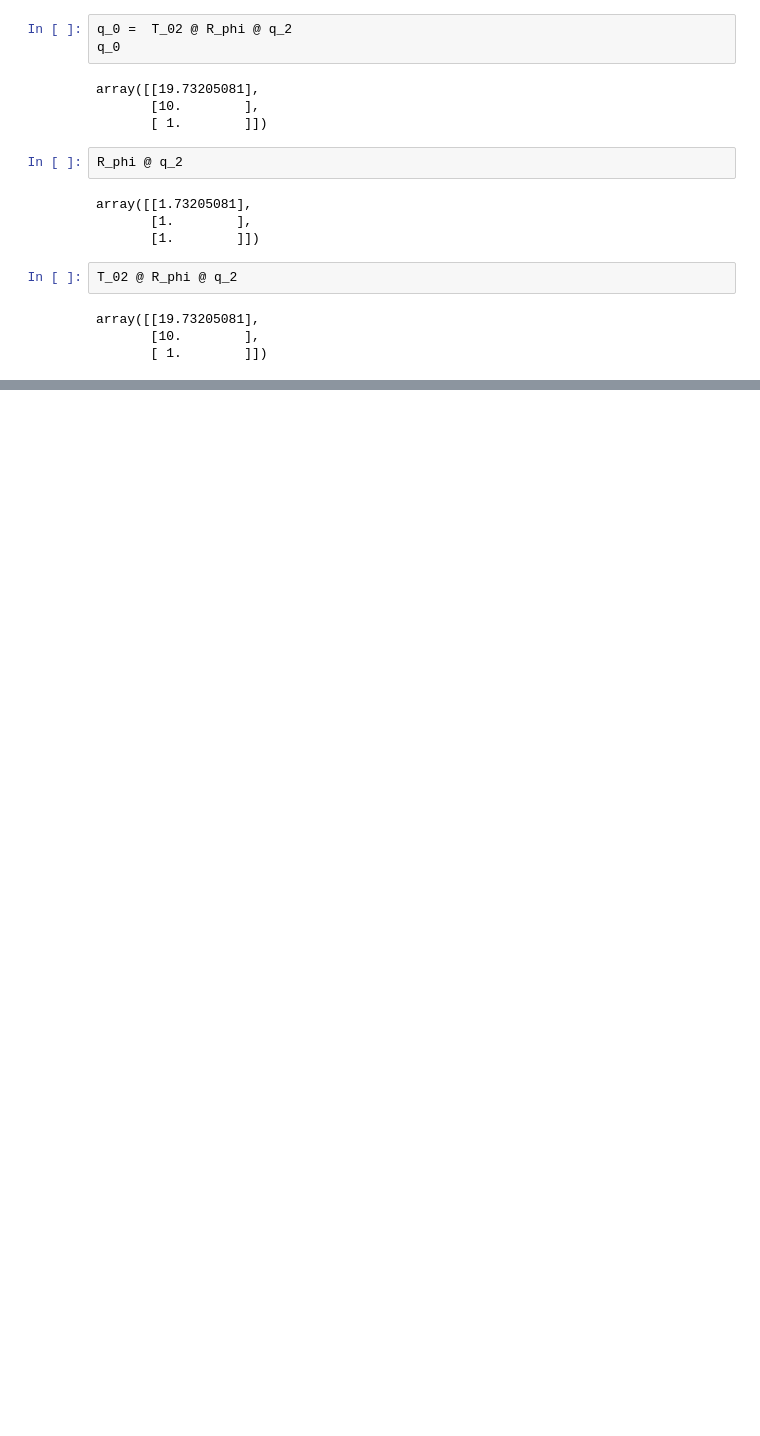
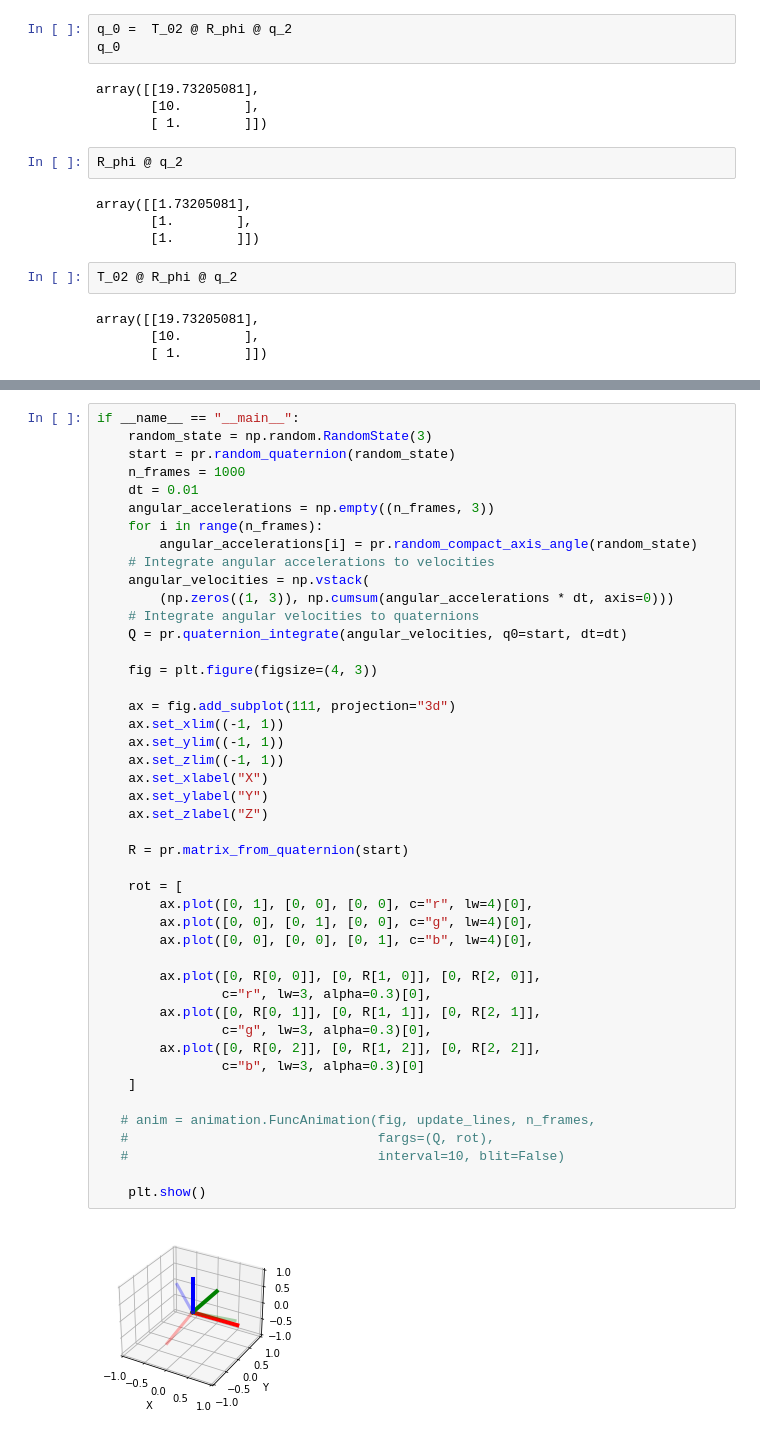
Before and after one commit to eraldoribeiro/changeOfCoordinates, a Jupyter notebook: changeOfBasis.ipynb, the cells around one changed output, grey strips where cells are left out. Drawn from its saved outputs; the diff is of its cells as text; blank space fills up the shorter version.

```diff
--- a/changeOfBasis.ipynb
+++ b/changeOfBasis.ipynb
@@ -302,0 +340,47 @@ array([[19.73205081],
+# %%
+if __name__ == "__main__":
+    random_state = np.random.RandomState(3)
+    start = pr.random_quaternion(random_state)
+    n_frames = 1000
+    dt = 0.01
+    angular_accelerations = np.empty((n_frames, 3))
+    for i in range(n_frames):
+        angular_accelerations[i] = pr.random_compact_axis_angle(random_state)
+    # Integrate angular accelerations to velocities
+    angular_velocities = np.vstack(
+        (np.zeros((1, 3)), np.cumsum(angular_accelerations * dt, axis=0)))
+    # Integrate angular velocities to quaternions
+    Q = pr.quaternion_integrate(angular_velocities, q0=start, dt=dt)
+
+    fig = plt.figure(figsize=(4, 3))
+
+    ax = fig.add_subplot(111, projection="3d")
+    ax.set_xlim((-1, 1))
+    ax.set_ylim((-1, 1))
+    ax.set_zlim((-1, 1))
+    ax.set_xlabel("X")
+    ax.set_ylabel("Y")
+    ax.set_zlabel("Z")
+
+    R = pr.matrix_from_quaternion(start)
+
+    rot = [
+        ax.plot([0, 1], [0, 0], [0, 0], c="r", lw=4)[0],
+        ax.plot([0, 0], [0, 1], [0, 0], c="g", lw=4)[0],
+        ax.plot([0, 0], [0, 0], [0, 1], c="b", lw=4)[0],
+
+        ax.plot([0, R[0, 0]], [0, R[1, 0]], [0, R[2, 0]],
+                c="r", lw=3, alpha=0.3)[0],
+        ax.plot([0, R[0, 1]], [0, R[1, 1]], [0, R[2, 1]],
+                c="g", lw=3, alpha=0.3)[0],
+        ax.plot([0, R[0, 2]], [0, R[1, 2]], [0, R[2, 2]],
+                c="b", lw=3, alpha=0.3)[0]
+    ]
+
+   # anim = animation.FuncAnimation(fig, update_lines, n_frames,
+   #                                fargs=(Q, rot),
+   #                                interval=10, blit=False)
+
+    plt.show()
+# %% [output]
+[figure, added]
```
Also changed, not shown: parts of 11 cells of this notebook, 7 other files.
